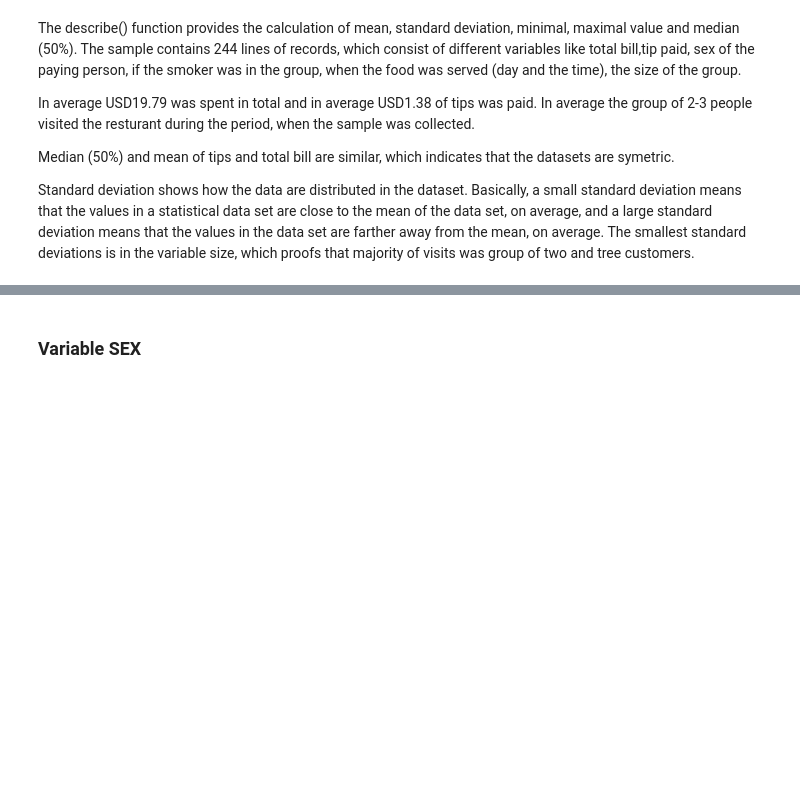
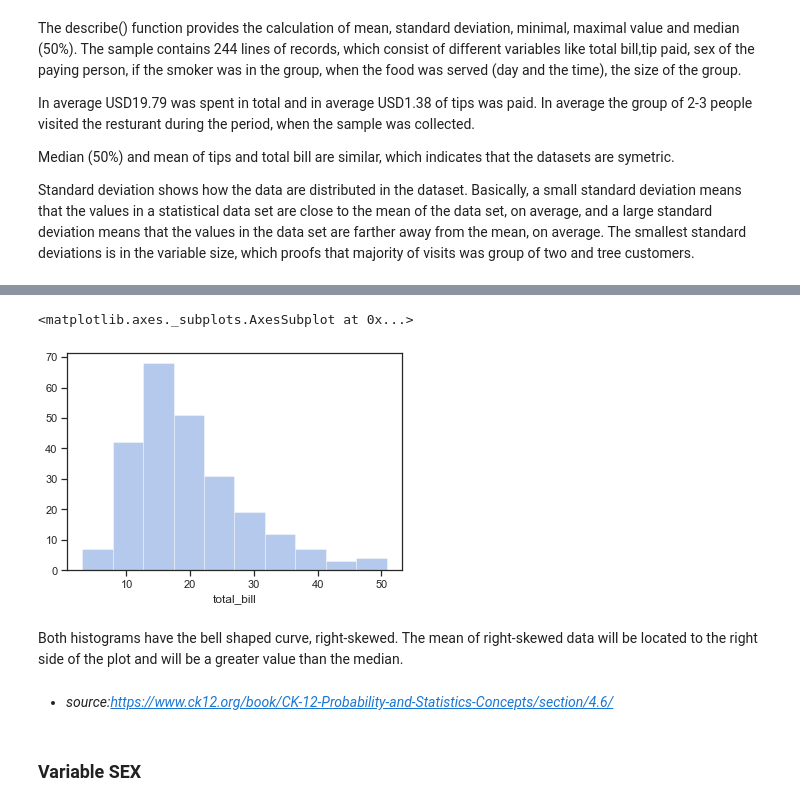
Before and after one commit to Crkonova76/Fundamentals-of-Data-Analysis_Assessment-2019, a Jupyter notebook: Tips_dataset.ipynb, the cells around one changed output, grey strips where cells are left out. Drawn from its saved outputs; the diff is of its cells as text; code cells hidden in the pictures; blank space fills up the shorter version.

```diff
--- a/Tips_dataset.ipynb
+++ b/Tips_dataset.ipynb
@@ -107,3 +118,12 @@ In order to be able to compare the above calculated figures with sub groups figu
+# %%
+sns.distplot(df['total_bill'], kde=False, bins=10)
+# %% [output]
+<matplotlib.axes._subplots.AxesSubplot at 0x...>
+[figure, added]
+# %% [markdown]
+Both histograms have the bell shaped curve, right-skewed. The mean of right-skewed data will be located to the right side of the plot and will be a greater value than the median.
+# %% [markdown]
+* _source:https://www.ck12.org/book/CK-12-Probability-and-Statistics-Concepts/section/4.6/_
 # %% [markdown]
 ### Variable SEX
 # %%
```
Also changed, not shown: parts of 37 cells of this notebook, 1 other file.
